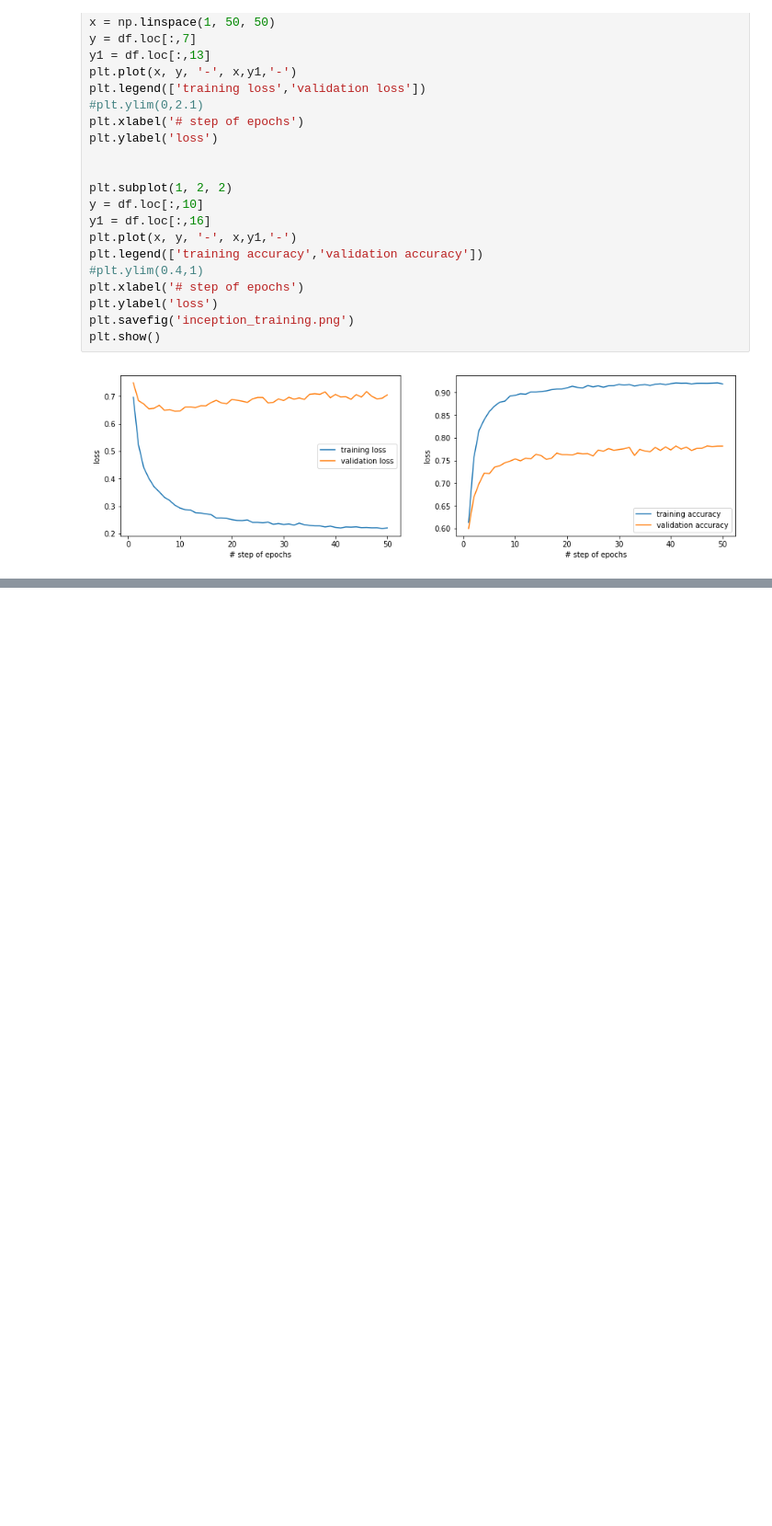
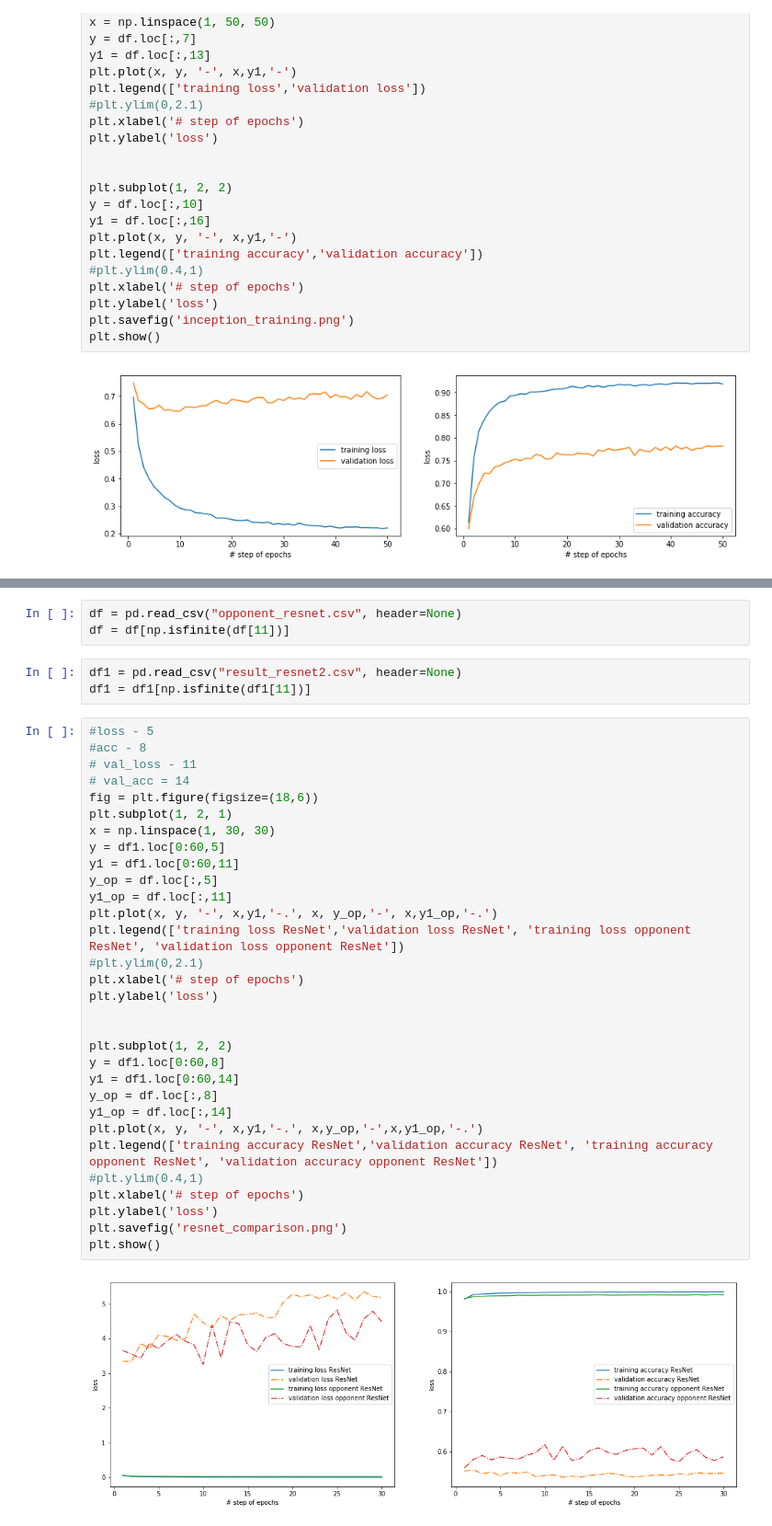
Before and after one commit to yustiks/master_project, a Jupyter notebook: plot_results.ipynb, the cells around one changed output, grey strips where cells are left out. Shown at 92% size. Cells and saved outputs as stored; diff of their text form; blank space fills up the shorter version.

```diff
--- a/plot_results.ipynb
+++ b/plot_results.ipynb
@@ -148,0 +223,39 @@ plt.show()
+# %%
+df = pd.read_csv("opponent_resnet.csv", header=None)
+df = df[np.isfinite(df[11])]
+# %%
+df1 = pd.read_csv("result_resnet2.csv", header=None)
+df1 = df1[np.isfinite(df1[11])]
+# %%
+#loss - 5
+#acc - 8
+# val_loss - 11
+# val_acc = 14
+fig = plt.figure(figsize=(18,6))
+plt.subplot(1, 2, 1)
+x = np.linspace(1, 30, 30)
+y = df1.loc[0:60,5]
+y1 = df1.loc[0:60,11]
+y_op = df.loc[:,5]
+y1_op = df.loc[:,11]
+plt.plot(x, y, '-', x,y1,'-.', x, y_op,'-', x,y1_op,'-.')
+plt.legend(['training loss ResNet','validation loss ResNet', 'training loss opponent ResNet', 'validation loss opponent ResNet'])
+#plt.ylim(0,2.1)
+plt.xlabel('# step of epochs')
+plt.ylabel('loss')
+
+
+plt.subplot(1, 2, 2)
+y = df1.loc[0:60,8]
+y1 = df1.loc[0:60,14]
+y_op = df.loc[:,8]
+y1_op = df.loc[:,14]
+plt.plot(x, y, '-', x,y1,'-.', x,y_op,'-',x,y1_op,'-.')
+plt.legend(['training accuracy ResNet','validation accuracy ResNet', 'training accuracy opponent ResNet', 'validation accuracy opponent ResNet'])
+#plt.ylim(0.4,1)
+plt.xlabel('# step of epochs')
+plt.ylabel('loss')
+plt.savefig('resnet_comparison.png')
+plt.show()
+# %% [output]
+[figure, added]
```
Also changed, not shown: parts of 8 cells of this notebook.
